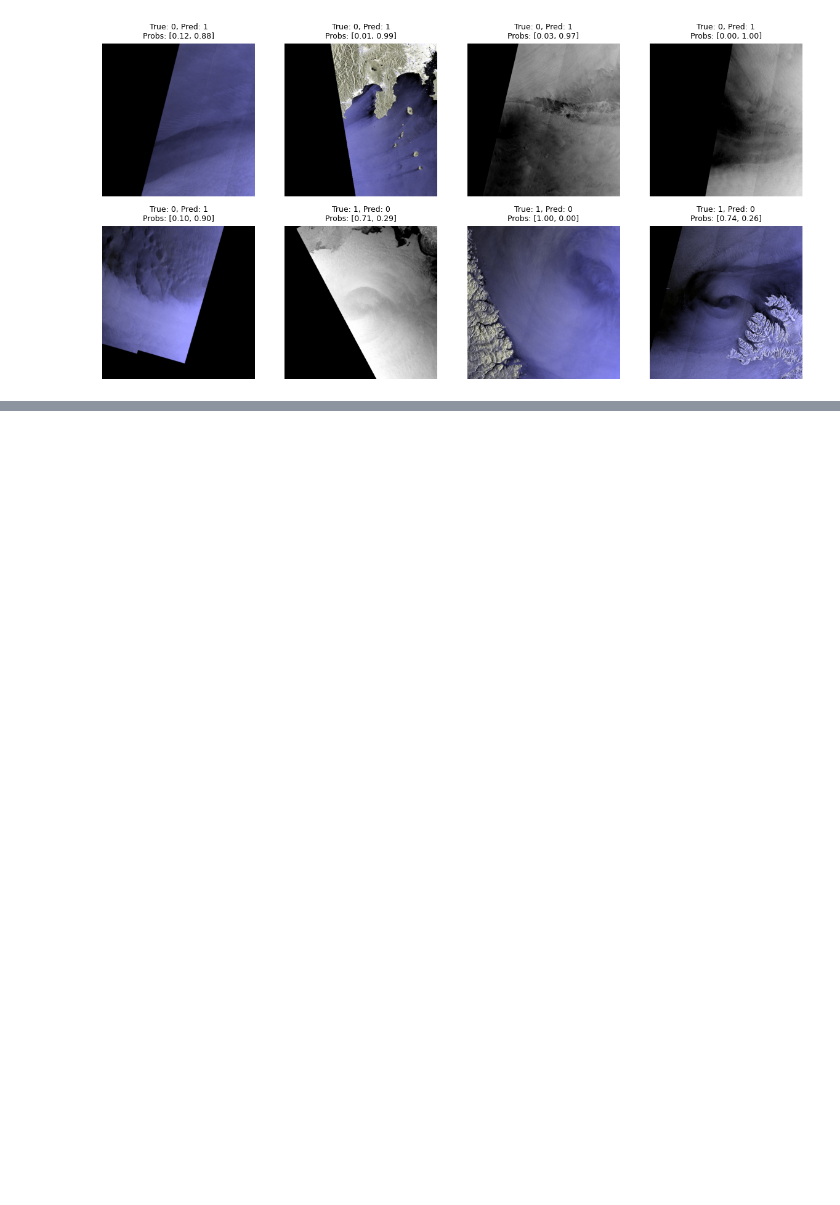
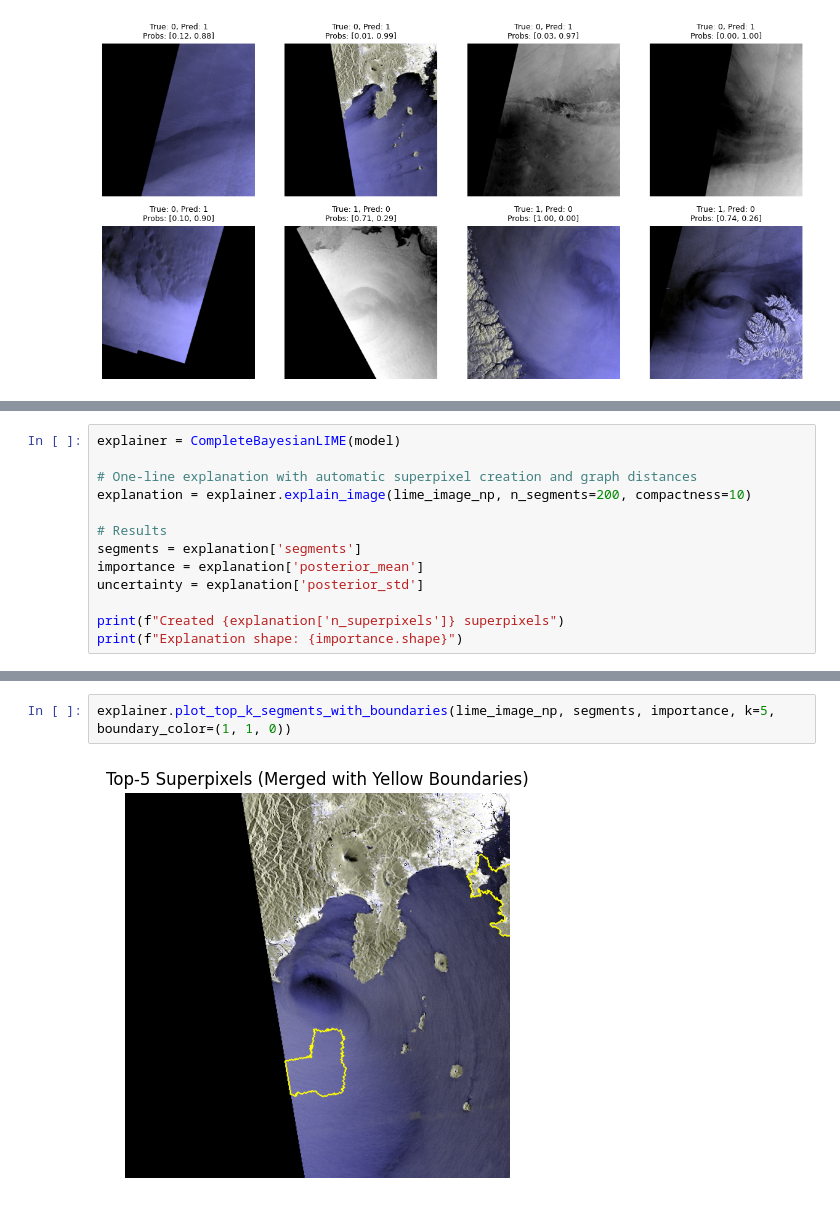
Before and after one commit to Grometton/Interpretability-Polar-Lows, a Jupyter notebook: notebooks/explanations.ipynb, the cells around one changed output, grey strips where cells are left out. Cells and saved outputs as stored; diff of their text form; blank space fills up the shorter version.

Commit message:
additional material on explainability notebook

```diff
--- a/notebooks/explanations.ipynb
+++ b/notebooks/explanations.ipynb
@@ -193,0 +645,13 @@ Running LIME explanation...
+# %%
+explainer = CompleteBayesianLIME(model)
+
+# One-line explanation with automatic superpixel creation and graph distances
+explanation = explainer.explain_image(lime_image_np, n_segments=200, compactness=10)
+
+# Results
+segments = explanation['segments']
+importance = explanation['posterior_mean']
+uncertainty = explanation['posterior_std']
+
+print(f"Created {explanation['n_superpixels']} superpixels")
+print(f"Explanation shape: {importance.shape}")
@@ -193,0 +671,4 @@ Running LIME explanation...
+# %%
+explainer.plot_top_k_segments_with_boundaries(lime_image_np, segments, importance, k=5, boundary_color=(1, 1, 0))
+# %% [output]
+[figure, added]
```
Also changed, not shown: parts of 10 cells of this notebook, 1 other file.
